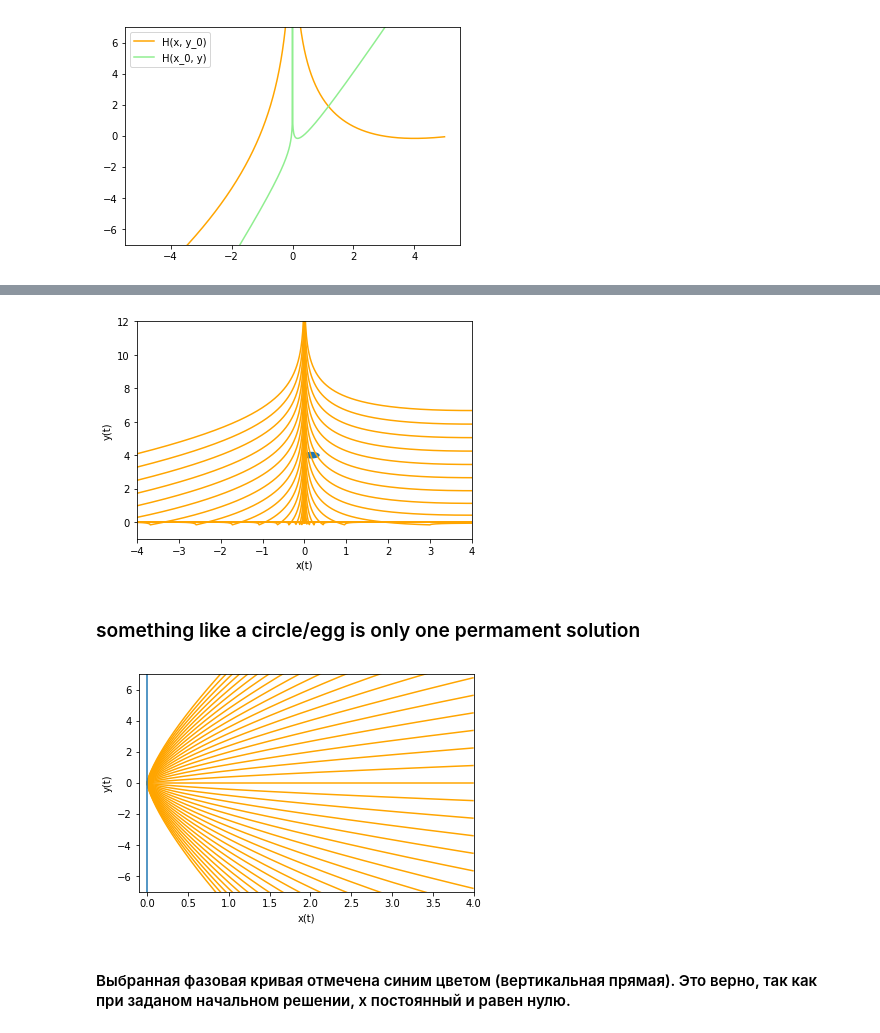
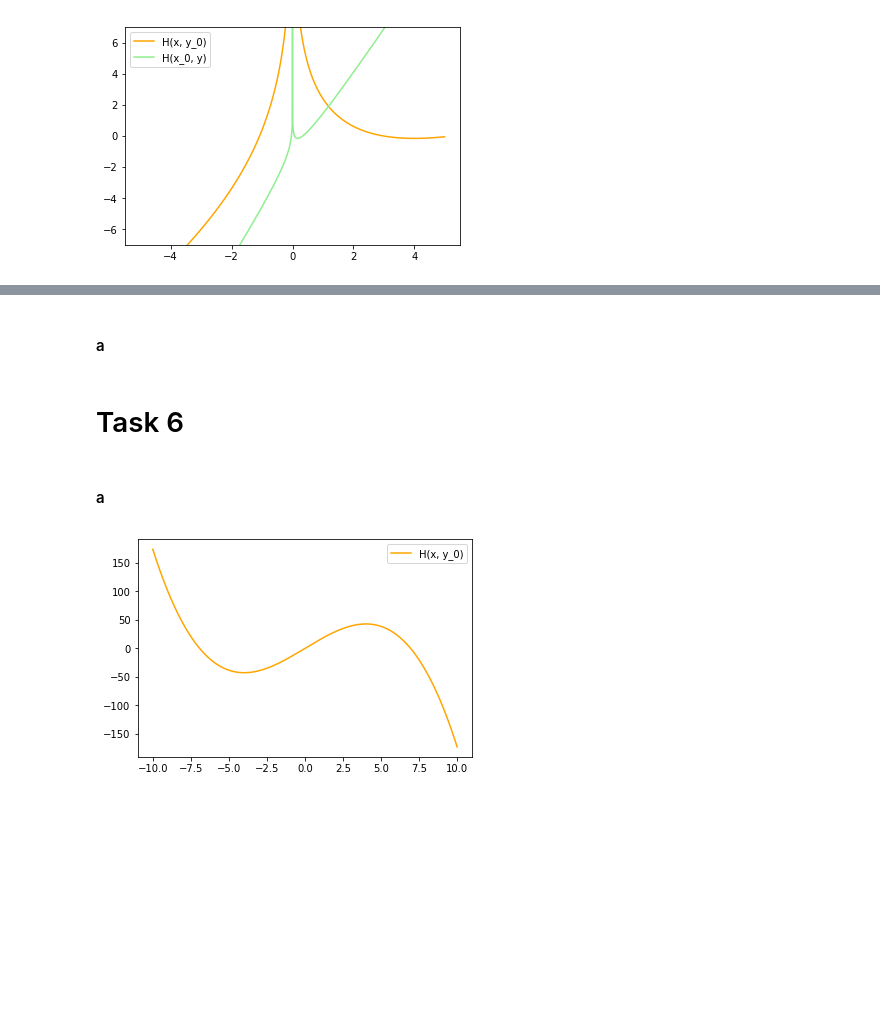
Before and after one commit to peinrules/differential_equations, a Jupyter notebook: Slope_fields_2.ipynb, the cells around one changed output, grey strips where cells are left out. Drawn from its saved outputs; the diff is of its cells as text; code cells hidden in the pictures; blank space fills up the shorter version.

```diff
--- a/Slope_fields_2.ipynb
+++ b/Slope_fields_2.ipynb
@@ -109,6 +109,13 @@ def phasePath(foo):
     plt.show()
 # %% [markdown]
 ## Function
+# %%
+def graph1(foo1):
+    interval = np.arange(-10, 10, 0.01)
+    plt.plot(interval, foo1(interval), color = 'orange', label='H(x, y_0)')
+
+    plt.legend()
+    plt.show()
 # %%
 def graph2(foo1, foo2):
     axes = plt.gca()
@@ -238,0 +320,2 @@ def phasePathLambert(foo):
+# %% [markdown]
+#### a
@@ -239,16 +333,10 @@ def phasePathLambert(foo):
+# %% [markdown]
+# Task 6
+# %% [markdown]
+#### a
 # %%
-def foo(x): # first equation
-    return x**(3/4)
-phasePathLambert(foo)
+def foo(x):
+    return -x * x * x / 3 + 16 * x
+graph1(foo)
 # %% [output]
-[figure, old version]
+[figure, new version]
-# %% [markdown]
-### something like a circle/egg is only one permament solution
-# %%
-def foo(x): # first equation
-    return x**(3/4)
-phasePath(foo)
-# %% [output]
-[figure, removed]
-# %% [markdown]
-#### Выбранная фазовая кривая отмечена синим цветом (вертикальная прямая). Это верно, так как при заданом начальном решении, x постоянный и равен нулю.
```
Also changed, not shown: parts of 20 cells of this notebook.
